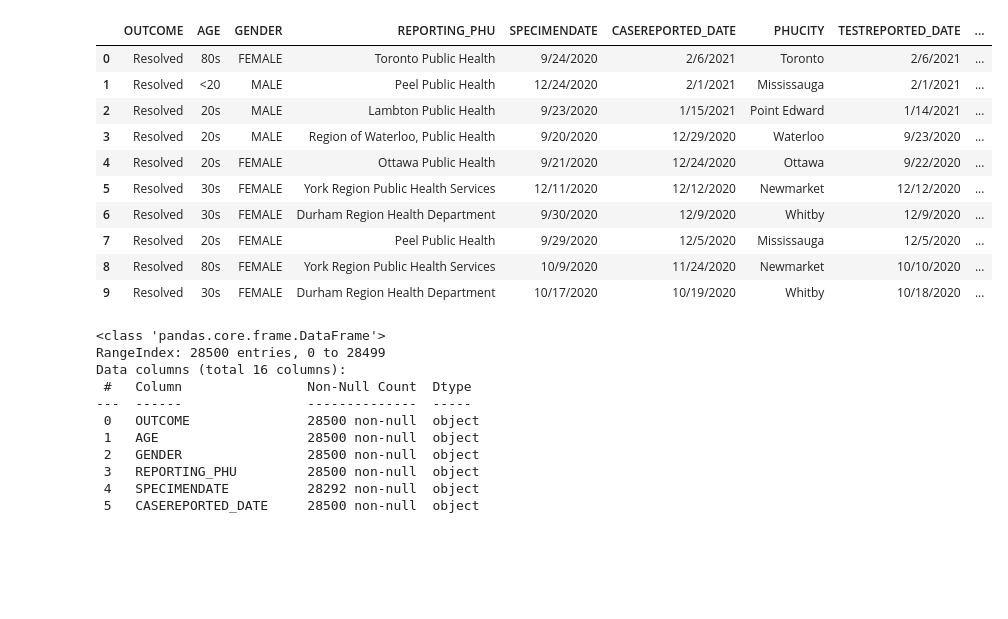
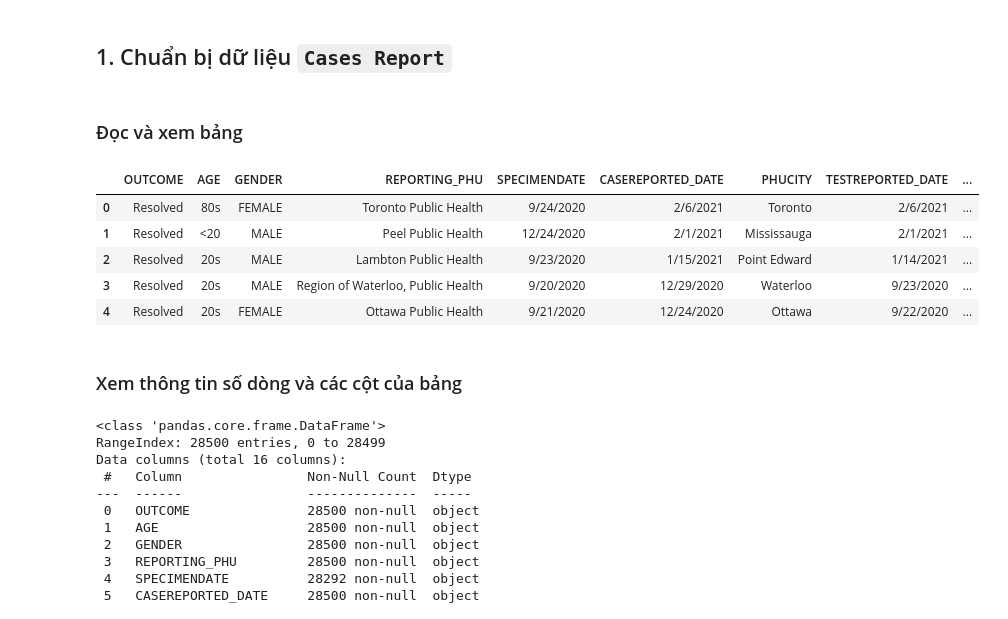
Before and after one commit to tktruc211/BI-DATH, a Jupyter notebook: CleanData.ipynb, the cells around one changed output. Drawn from its saved outputs; the diff is of its cells as text; code cells hidden in the pictures; blank space fills up the shorter version.

```diff
--- a/CleanData.ipynb
+++ b/CleanData.ipynb
@@ -9,26 +15,27 @@ import plotly.graph_objects as go
+# %% [markdown]
+## 1. Chuẩn bị dữ liệu `Cases Report`
+# %% [markdown]
+### Đọc và xem bảng
 # %%
 # Đọc dữ liệu
 f_path = 'Datasource/Cases Report.csv'
 case_report_df = pd.read_csv(f_path)
 
 # Chuẩn hóa tên cột
 header_list = case_report_df.columns.str.title()
 case_report_df.columns = [header.replace(' ','_').upper() for header in header_list]
 
 # Xem thử dữ liệu
-case_report_df.head(10)
+case_report_df.head()
 # %% [output]
 |  | OUTCOME | AGE | GENDER | REPORTING_PHU | SPECIMENDATE | CASEREPORTED_DATE | PHUCITY | TESTREPORTED_DATE | ... |
 | 0 | Resolved | 80s | FEMALE | Toronto Public Health | 9/24/2020 | 2/6/2021 | Toronto | 2/6/2021 | ... |
 | 1 | Resolved | <20 | MALE | Peel Public Health | 12/24/2020 | 2/1/2021 | Mississauga | 2/1/2021 | ... |
 | 2 | Resolved | 20s | MALE | Lambton Public Health | 9/23/2020 | 1/15/2021 | Point Edward | 1/14/2021 | ... |
 | 3 | Resolved | 20s | MALE | Region of Waterloo, Public Health | 9/20/2020 | 12/29/2020 | Waterloo | 9/23/2020 | ... |
 | 4 | Resolved | 20s | FEMALE | Ottawa Public Health | 9/21/2020 | 12/24/2020 | Ottawa | 9/22/2020 | ... |
-| 5 | Resolved | 30s | FEMALE | York Region Public Health Services | 12/11/2020 | 12/12/2020 | Newmarket | 12/12/2020 | ... |
-| 6 | Resolved | 30s | FEMALE | Durham Region Health Department | 9/30/2020 | 12/9/2020 | Whitby | 12/9/2020 | ... |
-| 7 | Resolved | 20s | FEMALE | Peel Public Health | 9/29/2020 | 12/5/2020 | Mississauga | 12/5/2020 | ... |
-| 8 | Resolved | 80s | FEMALE | York Region Public Health Services | 10/9/2020 | 11/24/2020 | Newmarket | 10/10/2020 | ... |
-| 9 | Resolved | 30s | FEMALE | Durham Region Health Department | 10/17/2020 | 10/19/2020 | Whitby | 10/18/2020 | ... |
+# %% [markdown]
+### Xem thông tin số dòng và các cột của bảng
 # %%
 case_report_df.info()
 # %% [output]
```
Also changed, not shown: parts of 74 cells of this notebook.
